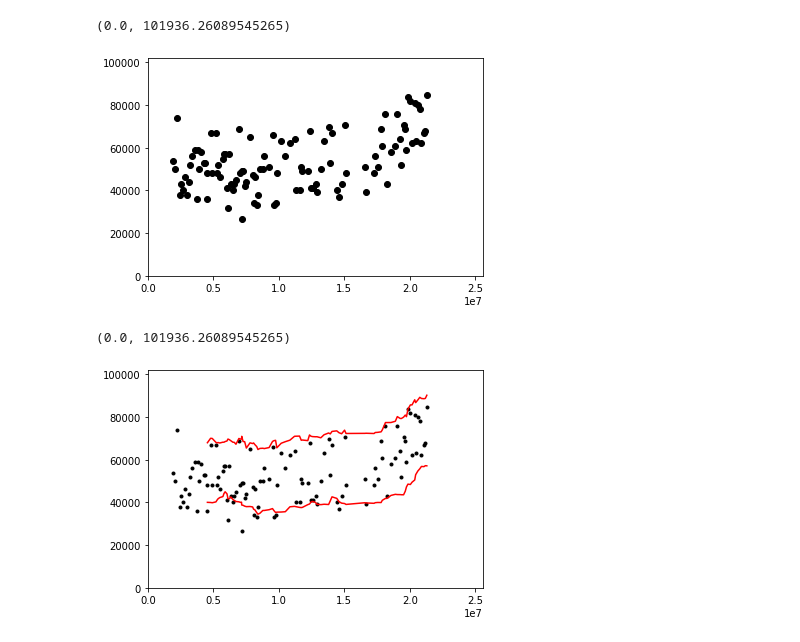
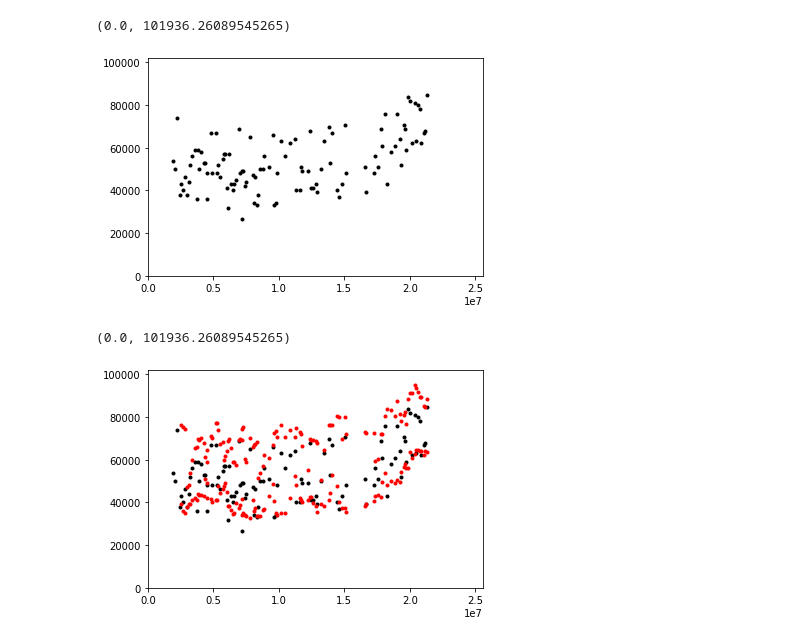
Before and after one commit to josephmate/PredictBabyDelivery, a Jupyter notebook: analysis.ipynb, the cells around one changed output. Drawn from its saved outputs; the diff is of its cells as text; code cells hidden in the pictures.

```diff
--- a/analysis.ipynb
+++ b/analysis.ipynb
@@ -3,7 +3,8 @@ import json
 import matplotlib.pyplot as plt
 import numpy as np
 
-with open("data/baby1.json") as datafile:
+#with open("data/baby1.json") as datafile:
+with open("data/baby2.json") as datafile:
   data = json.load(datafile)
 
 time_msec = []
@@ -19,34 +20,36 @@ time_msec = time_msec[indexes]
 contraction_length_msec = contraction_length_msec[indexes]
 
 
-plt.plot(time_msec, contraction_length_msec, 'o', color='black')
+plt.plot(time_msec, contraction_length_msec, '.', color='black')
 plt.xlim([0, max(time_msec)*1.2])
 plt.ylim([0, max(contraction_length_msec)*1.2])
 # %% [output]
 (0.0, 101936.26089545265)
-[figure, old version]
+[figure, new version]
 # %%
 
-WINDOW_SIZE = 20
+WINDOW_SIZE = 5
+NUM_SIGMAS = 2
 
 means = []
 standard_devs = []
 mean_upper = []
 mean_lower = []
+windowed_time_msec = time_msec[WINDOW_SIZE-1:len(contraction_length_msec)]
 for i in range(WINDOW_SIZE-1, len(contraction_length_msec)):
     contraction_sub_array = contraction_length_msec[i-WINDOW_SIZE+1:i+1]
     mean = np.mean(contraction_sub_array)
     standard_dev = np.std(contraction_sub_array)
     means.append(mean)
     standard_devs.append(standard_dev)
-    mean_upper.append(mean+2*standard_dev)
-    mean_lower.append(mean+2-standard_dev)
+    mean_upper.append(mean+NUM_SIGMAS*standard_dev)
+    mean_lower.append(mean+NUM_SIGMAS-standard_dev)
 
 plt.plot(time_msec, contraction_length_msec, '.', color='black')
-plt.plot(time_msec[WINDOW_SIZE-1:len(contraction_length_msec)], mean_upper, '-', color='red')
-plt.plot(time_msec[WINDOW_SIZE-1:len(contraction_length_msec)], mean_lower, '-', color='red')
+plt.plot(windowed_time_msec, mean_upper, '.', color='red')
+plt.plot(windowed_time_msec, mean_lower, '.', color='red')
 plt.xlim([0, max(time_msec)*1.2])
 plt.ylim([0, max(contraction_length_msec)*1.2])
 # %% [output]
 (0.0, 101936.26089545265)
-[figure, old version]
+[figure, new version]
```
Also changed, not shown: parts of 2 cells of this notebook, 1 other file.
